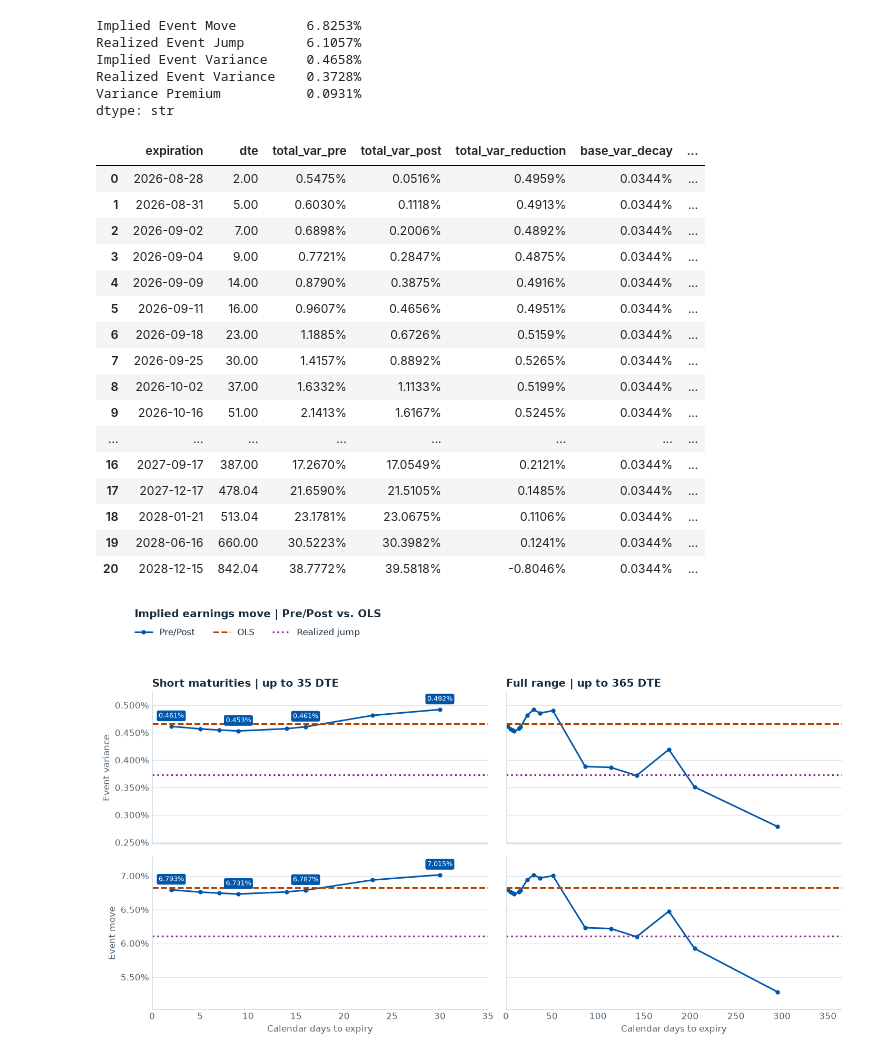
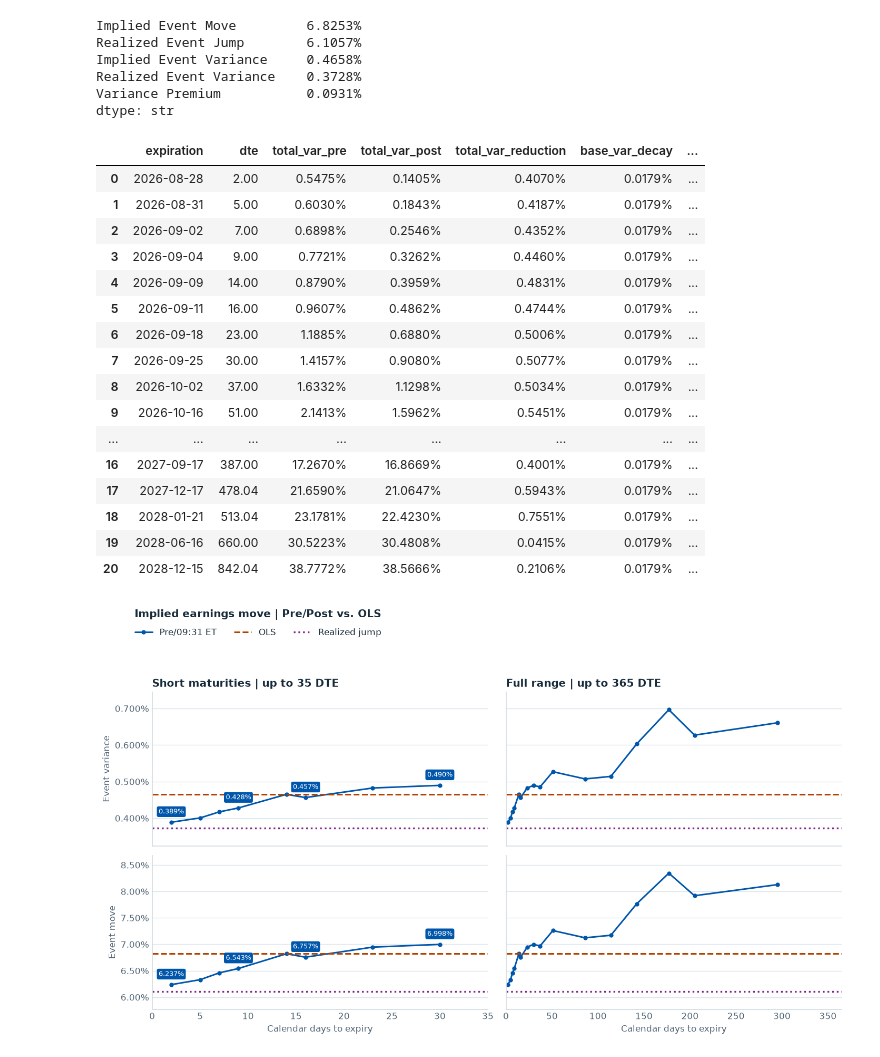
Before and after one commit to tytsai123/event-vol, a Jupyter notebook: notebooks/event-vol.ipynb, the cells around one changed output. Drawn from its saved outputs; the diff is of its cells as text; code cells hidden in the pictures.

Commit message:
Use the opening snapshot for the NVDA earnings comparison

```diff
--- a/notebooks/event-vol.ipynb
+++ b/notebooks/event-vol.ipynb
@@ -57,14 +59,22 @@ plt.rcParams.update({
 # %%
-dates = [
-    "2026-08-25",
-    "2026-08-26",
-    "2026-08-27"
-]
+pre_sessions = ("2026-08-25", "2026-08-26")
+post_session = "2026-08-27"
+data_dir = ROOT / "data" / "raw"
+post_snapshot_time = pd.Timestamp(f"{post_session} 09:31", tz="America/New_York")
 
 results = {
-    date: h.run_pipeline(date, data_dir=ROOT / "data" / "raw", progress=False)
-    for date in dates
+    date: h.run_pipeline(date, data_dir=data_dir, progress=False)
+    for date in pre_sessions
 }
+options, definitions, stock = h.load_data(post_session, data_dir=data_dir, window="open")
+option_times = options["ts_recv"] if "ts_recv" in options.columns else options.index
+opening_options = options.loc[option_times == post_snapshot_time]
+if opening_options.empty:
+    raise ValueError(f"No option quotes for the requested snapshot {post_snapshot_time}")
+opening_result = h.run_pipeline(
+    post_session, data_dir=data_dir, progress=False,
+    raw_data=(opening_options, definitions, stock),
+)
 # %%
 pipeline_result = results["2026-08-26"]
 atm_df = pipeline_result["atm_df"]
@@ -73,6 +83,11 @@ snapshots_by_session = {
     date: h.latest_snapshot(result["atm_df"])
     for date, result in results.items()
 }
+post_snapshot = opening_result["atm_df"]
+if (post_snapshot.empty or not post_snapshot["ts_recv"].eq(post_snapshot_time).all()
+        or post_snapshot["total_variance_quadratic"].isna().all()):
+    raise ValueError(f"No valid quadratic ATM smile at {post_snapshot_time}")
+snapshots_by_session[post_session] = post_snapshot
 snapshot = snapshots_by_session["2026-08-26"]
 snapshot_time = snapshot["ts_recv"].iloc[0]
 snapshot_time_et = snapshot_time.tz_convert("America/New_York")
@@ -151,9 +166,11 @@ line_styles = [
 ]
 for index, (session_date, group) in enumerate(snapshots.groupby("date")):
     line_style = line_styles[index % len(line_styles)]
+    sample_time = group["ts_recv"].iloc[0].tz_convert("America/New_York")
+    label = f"{session_date} {sample_time:%H:%M}"
     near_term = group.loc[group["T_calendar"] * 365 <= 60].sort_values("expiration")
     for ax, feature in zip(axes.flat, features):
-        ax.plot(near_term["expiration"], near_term[feature], label=str(session_date),
+        ax.plot(near_term["expiration"], near_term[feature], label=label,
                 markersize=5, **line_style)
 
 for ax, (title, as_percent) in zip(axes.flat, features.values()):
@@ -169,24 +186,24 @@ chart_notes = [
     (
         axes[0, 0], 0.97, "right",
         "IV rose into the Aug 26 close ahead of earnings.\n"
-        "It fell sharply on Aug 27, with the largest moves\n"
+        "It fell at the Aug 27 open, with the largest moves\n"
         "in short-dated options.",
     ),
     (
         axes[0, 1], 0.04, "left",
-        "Aug 25/26: before earnings  |  Aug 27: after earnings\n"
+        "Aug 25/26 close  |  Aug 27 open\n"
         "At the same expiry, the pre/post gap includes the\n"
         "earnings event and normal variance decay.",
     ),
     (
         axes[1, 0], 0.97, "right",
         "Short-dated options had positive ATM skew on Aug 25/26.\n"
-        "On Aug 27, skew was negative across all plotted expiries.",
+        "Compare the change at the Aug 27 opening snapshot.",
     ),
     (
         axes[1, 1], 0.97, "right",
         "Event variance can flatten the pre-earnings IV smile.\n"
-        "Curvature jumped after earnings, especially at short expiries.",
+        "The nearest expiry was more curved at the open.",
     ),
 ]
 for ax, x, alignment, note in chart_notes:
@@ -200,7 +217,7 @@ for ax, x, alignment, note in chart_notes:
 handles, labels = axes[0, 0].get_legend_handles_labels()
 fig.suptitle("Near-term volatility around the August announcement", x=0.055,
              ha="left", weight="bold")
-fig.legend(handles, labels, loc="upper right", bbox_to_anchor=(0.97, 0.94), ncols=3)
+fig.legend(handles, labels, loc="upper right", bbox_to_anchor=(0.97, 0.94), ncols=3, fontsize=9)
 fig.tight_layout(rect=(0, 0, 1, 0.88))
 plt.show()
 # %% [output]
@@ -517,22 +534,22 @@ display(
 )
 # %% [output]
 |  | expiration | dte | total_var_pre | total_var_post | total_var_reduction | base_var_decay | ... |
-| 0 | 2026-08-28 | 2.00 | 0.5475% | 0.0516% | 0.4959% | 0.0344% | ... |
-| 1 | 2026-08-31 | 5.00 | 0.6030% | 0.1118% | 0.4913% | 0.0344% | ... |
-| 2 | 2026-09-02 | 7.00 | 0.6898% | 0.2006% | 0.4892% | 0.0344% | ... |
-| 3 | 2026-09-04 | 9.00 | 0.7721% | 0.2847% | 0.4875% | 0.0344% | ... |
-| 4 | 2026-09-09 | 14.00 | 0.8790% | 0.3875% | 0.4916% | 0.0344% | ... |
-| 5 | 2026-09-11 | 16.00 | 0.9607% | 0.4656% | 0.4951% | 0.0344% | ... |
-| 6 | 2026-09-18 | 23.00 | 1.1885% | 0.6726% | 0.5159% | 0.0344% | ... |
-| 7 | 2026-09-25 | 30.00 | 1.4157% | 0.8892% | 0.5265% | 0.0344% | ... |
-| 8 | 2026-10-02 | 37.00 | 1.6332% | 1.1133% | 0.5199% | 0.0344% | ... |
-| 9 | 2026-10-16 | 51.00 | 2.1413% | 1.6167% | 0.5245% | 0.0344% | ... |
+| 0 | 2026-08-28 | 2.00 | 0.5475% | 0.1405% | 0.4070% | 0.0179% | ... |
+| 1 | 2026-08-31 | 5.00 | 0.6030% | 0.1843% | 0.4187% | 0.0179% | ... |
+| 2 | 2026-09-02 | 7.00 | 0.6898% | 0.2546% | 0.4352% | 0.0179% | ... |
+| 3 | 2026-09-04 | 9.00 | 0.7721% | 0.3262% | 0.4460% | 0.0179% | ... |
+| 4 | 2026-09-09 | 14.00 | 0.8790% | 0.3959% | 0.4831% | 0.0179% | ... |
+| 5 | 2026-09-11 | 16.00 | 0.9607% | 0.4862% | 0.4744% | 0.0179% | ... |
+| 6 | 2026-09-18 | 23.00 | 1.1885% | 0.6880% | 0.5006% | 0.0179% | ... |
+| 7 | 2026-09-25 | 30.00 | 1.4157% | 0.9080% | 0.5077% | 0.0179% | ... |
+| 8 | 2026-10-02 | 37.00 | 1.6332% | 1.1298% | 0.5034% | 0.0179% | ... |
+| 9 | 2026-10-16 | 51.00 | 2.1413% | 1.5962% | 0.5451% | 0.0179% | ... |
 | ... | ... | ... | ... | ... | ... | ... | ... |
-| 16 | 2027-09-17 | 387.00 | 17.2670% | 17.0549% | 0.2121% | 0.0344% | ... |
-| 17 | 2027-12-17 | 478.04 | 21.6590% | 21.5105% | 0.1485% | 0.0344% | ... |
-| 18 | 2028-01-21 | 513.04 | 23.1781% | 23.0675% | 0.1106% | 0.0344% | ... |
-| 19 | 2028-06-16 | 660.00 | 30.5223% | 30.3982% | 0.1241% | 0.0344% | ... |
-| 20 | 2028-12-15 | 842.04 | 38.7772% | 39.5818% | -0.8046% | 0.0344% | ... |
+| 16 | 2027-09-17 | 387.00 | 17.2670% | 16.8669% | 0.4001% | 0.0179% | ... |
+| 17 | 2027-12-17 | 478.04 | 21.6590% | 21.0647% | 0.5943% | 0.0179% | ... |
+| 18 | 2028-01-21 | 513.04 | 23.1781% | 22.4230% | 0.7551% | 0.0179% | ... |
+| 19 | 2028-06-16 | 660.00 | 30.5223% | 30.4808% | 0.0415% | 0.0179% | ... |
+| 20 | 2028-12-15 | 842.04 | 38.7772% | 38.5666% | 0.2106% | 0.0179% | ... |
 # %%
 comparison_df = event_comparison_df.query("dte <= 365").sort_values("dte")
 short_dte = 35
@@ -545,7 +562,7 @@ metrics = [
 for row, (column, ols_value, realized_value, label) in enumerate(metrics):
     for ax, limit in zip(axes[row], (short_dte, 365)):
         panel = comparison_df.loc[comparison_df["dte"] <= limit]
-        ax.plot(panel["dte"], panel[column], "o-", color=blue, label="Pre/Post")
+        ax.plot(panel["dte"], panel[column], "o-", color=blue, label="Pre/09:31 ET")
         if np.isfinite(ols_value):
             ax.axhline(ols_value, color=amber, linestyle="--", label="OLS")
         if np.isfinite(realized_value):
@@ -556,31 +573,31 @@ for row, (column, ols_value, realized_value, label) in enumerate(metrics):
         if limit == short_dte:
             valid = panel.dropna(subset=[column])
             if not valid.empty:
                 # Label representative points with enough horizontal space.
                 last_labeled_dte = -np.inf
                 for point in valid.itertuples():
                     if point.dte - last_labeled_dte < 7:
                         continue
                     value = getattr(point, column)
                     ax.annotate(
                         f"{value:.3%}", (point.dte, value), xytext=(0, 8),
                         textcoords="offset points", ha="center", va="bottom",
                         fontsize=8, color="white",
                         bbox={"boxstyle": "round,pad=0.26", "facecolor": blue,
                               "edgecolor": "none"},
                     )
                     last_labeled_dte = point.dte
     axes[row, 0].set_ylabel(label)
 
 axes[0, 0].set_title(f"Short maturities | up to {short_dte} DTE")
 axes[0, 1].set_title("Full range | up to 365 DTE")
 for ax in axes[-1]:
     ax.set_xlabel("Calendar days to expiry")
 
 handles, labels = axes[0, 0].get_legend_handles_labels()
 fig.suptitle("Implied earnings move | Pre/Post vs. OLS", x=0.055, ha="left", weight="bold")
 fig.legend(handles, labels, loc="upper left", bbox_to_anchor=(0.045, 0.955), ncols=3)
 fig.tight_layout(rect=(0, 0, 1, 0.89))
 plt.show()
 # %% [output]
-[figure, old version]
+[figure, new version]
```
Also changed, not shown: parts of 2 cells of this notebook, 3 other files.
